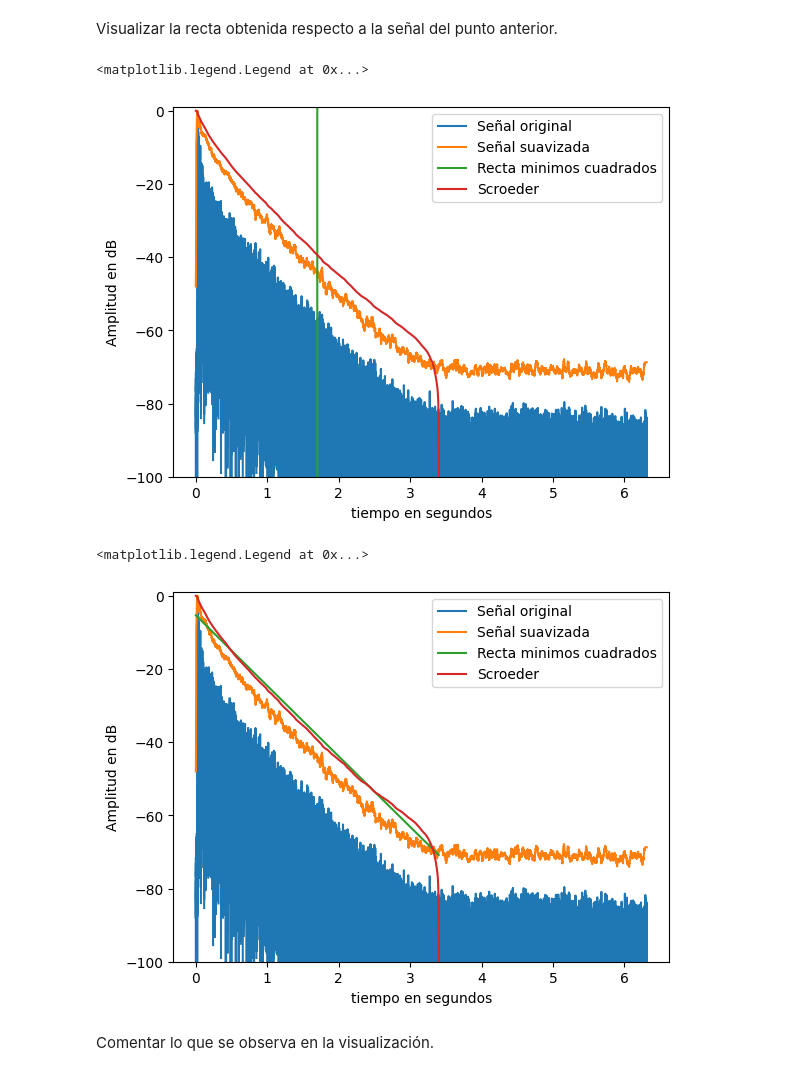
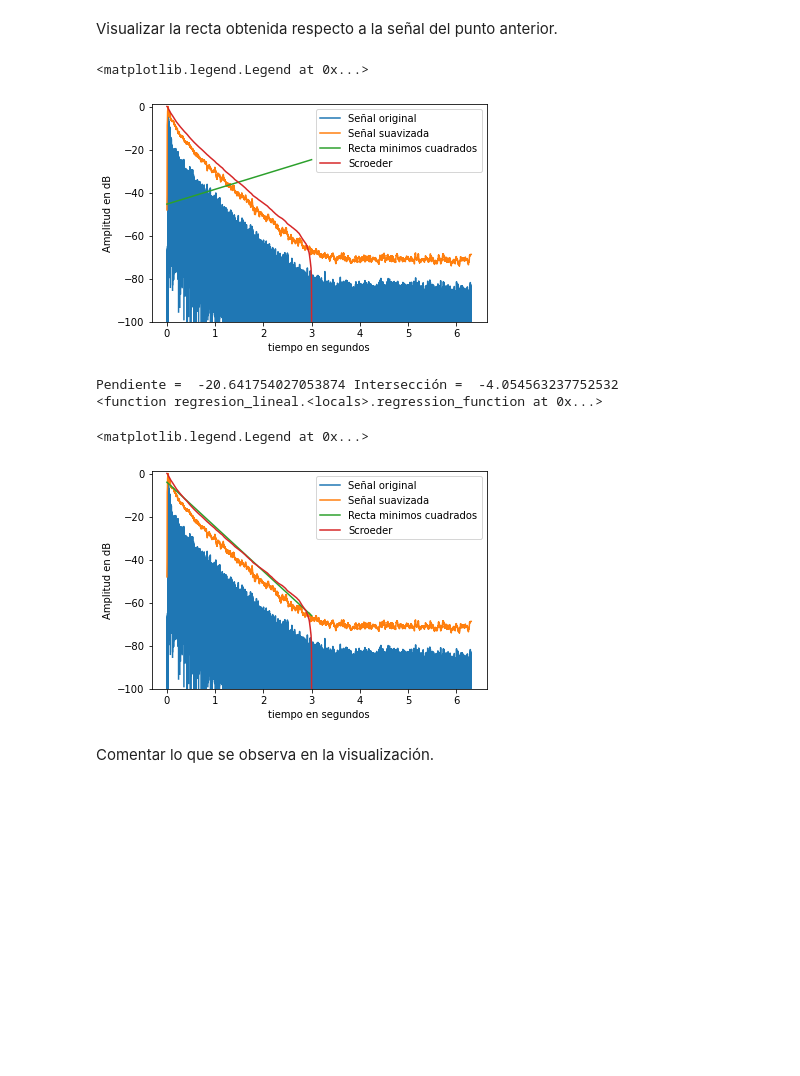
Before and after one commit to LucaFalchini/signal_sistems, a Jupyter notebook: noteboks/tercer_entrega.ipynb, the cells around one changed output. Drawn from its saved outputs; the diff is of its cells as text; code cells hidden in the pictures; blank space fills up the shorter version.

```diff
--- a/noteboks/tercer_entrega.ipynb
+++ b/noteboks/tercer_entrega.ipynb
@@ -336,12 +336,12 @@ print(data.shape)   # El archivo trae cuatro .wav en una matriz
 data_1 = data
 # %%
 # completar
-def schroeder(signal):
+def schroeder(signal, lim=3):
     """
     Calcula la integral de Schroeder de una RI.
     """
-
-    E = (10*np.log10(np.cumsum(np.power(signal[150000::-1],2))/np.sum(np.power(signal[1:150000],2))))[::-1]
+    cut_lim = lim*44100
+    E = (10*np.log10(np.cumsum(np.power(signal[cut_lim::-1],2))/np.sum(np.power(signal[:cut_lim],2))))[::-1]
     #E = np.cumsum(np.power(signal[150000::-1],2))[::-1]
     return(E)
 
@@ -413,16 +413,16 @@ asd*dfg
 array([2, 4, 6])
 # %%
 # completar
-data = data_1_suav_sch
+
 fs = 44100
 
-t = np.linspace(0,len(data)/fs,len(data))
+t = np.linspace(0, len(data_1_suav_sch)/fs, num=len(data_1_suav_sch))
 
-L_mean = np.sum(data)/len(data)
+L_mean = np.sum(data_1_suav_sch)/len(data_1_suav_sch)
 
 t_mean = np.sum(t)/len(t)
 
-slope = np.sum(data*t)-len(data)*L_mean*t_mean  /  np.mean(np.power(t,2))-len(data)*t_mean**2
+slope = (np.sum(data_1_suav_sch*t)-(len(data_1_suav_sch)*L_mean*t_mean))/(np.mean(np.power(t,2))-((len(t)*t_mean**2)))
 
 intercept = L_mean - slope*t_mean
 
@@ -430,5 +430,5 @@ L_i = intercept + slope*t
 
 T_estimate = -60/slope
 
-print(t_mean)
+print(slope)
 # %% [output]
@@ -442,22 +442,22 @@ Visualizar la recta obtenida respecto a la señal del punto anterior.
 # %%
 # completar
 # Genero un linspace para el timepo
-t = np.linspace(0, len(data_1)/fs, num=len(data_1))
+t_data_1 = np.linspace(0, len(data_1)/fs, num=len(data_1))
 t_E = np.linspace(0, len(data_1_suav_sch)/fs, num=len(data_1_suav_sch))
 # Ploteo los resultados
 fig, ax = plt.subplots(nrows=1)
-ax.plot(t, log_data_1, label='Señal original')
-ax.plot(t, log_data_1_suav, label='Señal suavizada')
+ax.plot(t_data_1, log_data_1, label='Señal original')
+ax.plot(t_data_1, log_data_1_suav, label='Señal suavizada')
 ax.plot(t_E, L_i, label='Recta minimos cuadrados')
 ax.plot(t_E, data_1_suav_sch, label='Scroeder')
 
 ax.set_xlabel("tiempo en segundos")
 ax.set_ylabel("Amplitud en dB")
 ax.set_ylim(-100, 1)
 ax.legend()
 # %% [output]
 <matplotlib.legend.Legend at 0x...>
-[figure, old version]
+[figure, new version]
 # %%
 def regresion_lineal(X, y):
     # Paso 2: Cálculo de las medias
@@ -486,10 +486,11 @@ def regresion_lineal(X, y):
 # %%
 # Datos de ejemplo
 X = t
-y = data
+y = data_1_suav_sch
 
 # Llamada a la función de regresión lineal
 regression_func = regresion_lineal(X, y)
+print(regression_func)
 
 # Generar valores para la línea de regresión
 x_values = np.linspace(min(X), max(X), fs)
@@ -509,8 +510,10 @@ ax.set_ylabel("Amplitud en dB")
 ax.set_ylim(-100, 1)
 ax.legend()
 # %% [output]
-<matplotlib.legend.Legend at 0x...>
+Pendiente =  -20.641754027053874 Intersección =  -4.054563237752532
+<function regresion_lineal.<locals>.regression_function at 0x...>
+<matplotlib.legend.Legend at 0x...>
-[figure, old version]
+[figure, new version]
 # %% [markdown]
 Comentar lo que se observa en la visualización.
 # %% [markdown]
```
Also changed, not shown: parts of 12 cells of this notebook, 1 other file.
